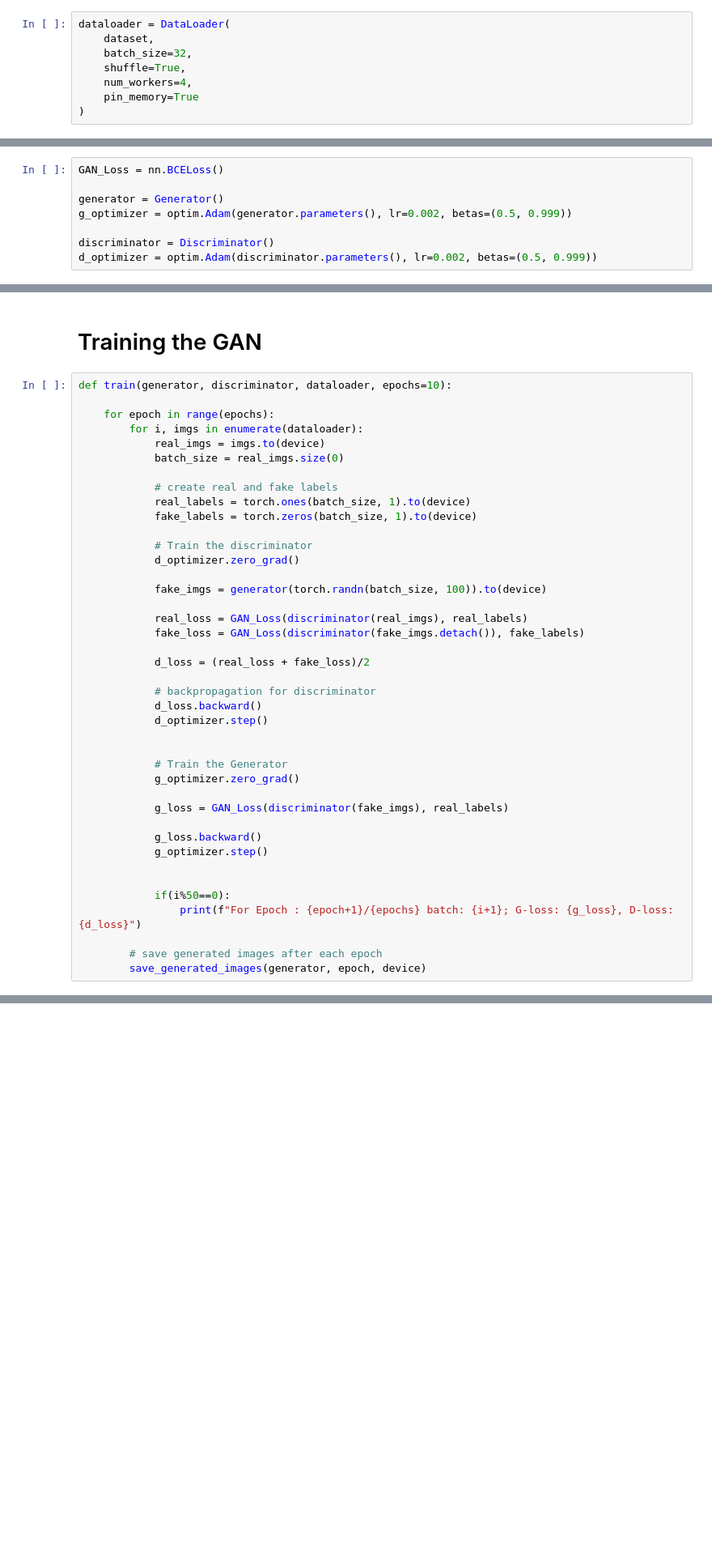
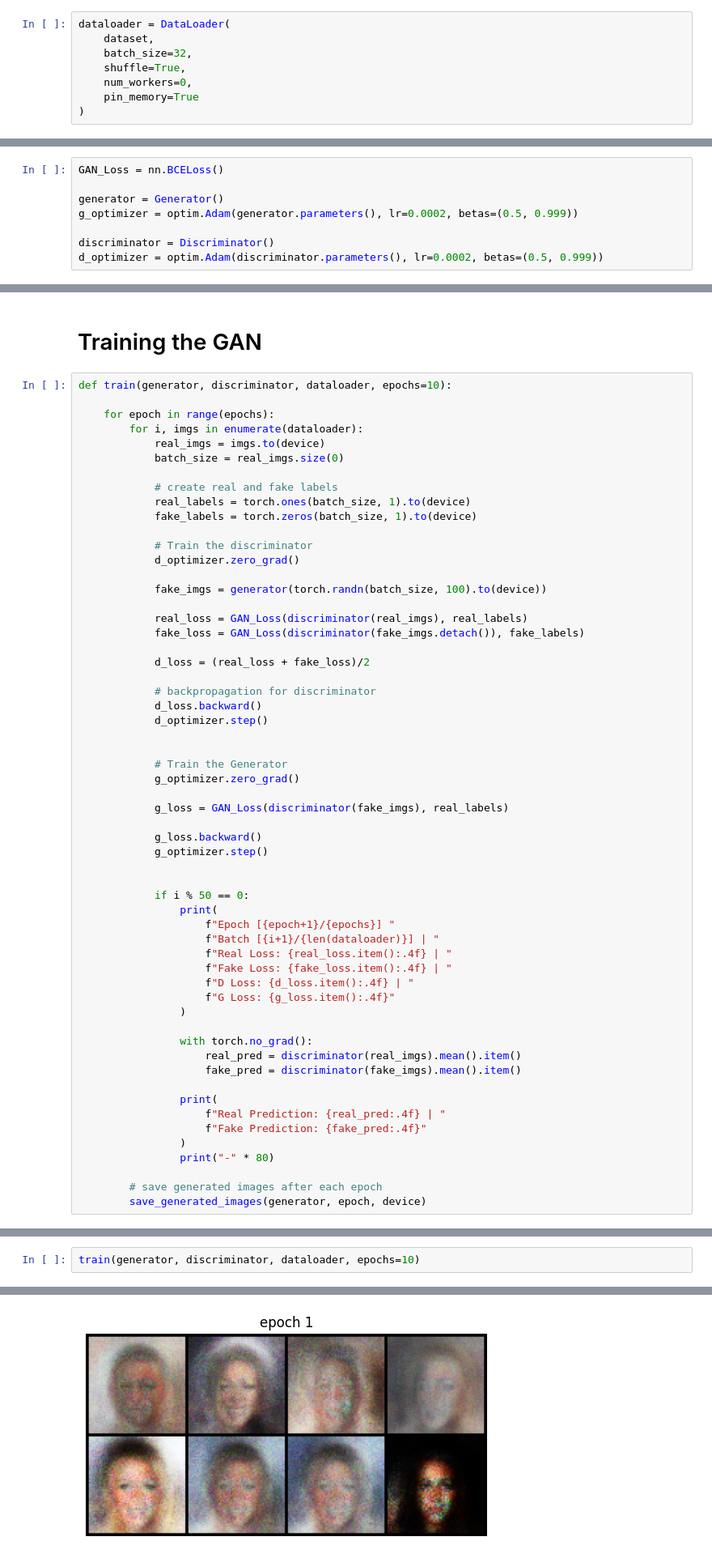
Before and after one commit to mihirgupta665/PRIME-AI-And-ML-, a Jupyter notebook: 13_GAN_Generative_Adversarial_Network/1_GAN_Vanilla.ipynb, the cells around one changed output, grey strips where cells are left out. Shown at 81% size. Drawn from its saved outputs; the diff is of its cells as text; blank space fills up the shorter version.

Commit message:
Training block improved and optimised

```diff
--- a/13_GAN_Generative_Adversarial_Network/1_GAN_Vanilla.ipynb
+++ b/13_GAN_Generative_Adversarial_Network/1_GAN_Vanilla.ipynb
@@ -79,7 +79,7 @@ dataloader = DataLoader(
     dataset,
     batch_size=32,
     shuffle=True,
-    num_workers=4,
+    num_workers=0,
     pin_memory=True
 )
 # %% [markdown]
@@ -142,10 +142,10 @@ class Discriminator(nn.Module):
 GAN_Loss = nn.BCELoss()
 
 generator = Generator()
-g_optimizer = optim.Adam(generator.parameters(), lr=0.002, betas=(0.5, 0.999))
+g_optimizer = optim.Adam(generator.parameters(), lr=0.0002, betas=(0.5, 0.999))
 
 discriminator = Discriminator()
-d_optimizer = optim.Adam(discriminator.parameters(), lr=0.002, betas=(0.5, 0.999))
+d_optimizer = optim.Adam(discriminator.parameters(), lr=0.0002, betas=(0.5, 0.999))
 # %% [markdown]
 # Device Selection
 # %%
@@ -189,7 +189,7 @@ def train(generator, discriminator, dataloader, epochs=10):
             # Train the discriminator
             d_optimizer.zero_grad()
 
-            fake_imgs = generator(torch.randn(batch_size, 100)).to(device)
+            fake_imgs = generator(torch.randn(batch_size, 100).to(device))
 
             real_loss = GAN_Loss(discriminator(real_imgs), real_labels)
             fake_loss = GAN_Loss(discriminator(fake_imgs.detach()), fake_labels)
@@ -210,8 +210,25 @@ def train(generator, discriminator, dataloader, epochs=10):
             g_optimizer.step()
 
 
-            if(i%50==0):
-                print(f"For Epoch : {epoch+1}/{epochs} batch: {i+1}; G-loss: {g_loss}, D-loss: {d_loss}")
+            if i % 50 == 0:
+                print(
+                    f"Epoch [{epoch+1}/{epochs}] "
+                    f"Batch [{i+1}/{len(dataloader)}] | "
+                    f"Real Loss: {real_loss.item():.4f} | "
+                    f"Fake Loss: {fake_loss.item():.4f} | "
+                    f"D Loss: {d_loss.item():.4f} | "
+                    f"G Loss: {g_loss.item():.4f}"
+                )
+
+                with torch.no_grad():
+                    real_pred = discriminator(real_imgs).mean().item()
+                    fake_pred = discriminator(fake_imgs).mean().item()
+
+                print(
+                    f"Real Prediction: {real_pred:.4f} | "
+                    f"Fake Prediction: {fake_pred:.4f}"
+                )
+                print("-" * 80)
 
         # save generated images after each epoch
         save_generated_images(generator, epoch, device)
@@ -217,0 +255,3 @@ def train(generator, discriminator, dataloader, epochs=10):
+# %%
+train(generator, discriminator, dataloader, epochs=10)
+# %% [output]
@@ -217,0 +275 @@ def train(generator, discriminator, dataloader, epochs=10):
+[figure, added]
```
Also changed, not shown: parts of 3 cells of this notebook.
